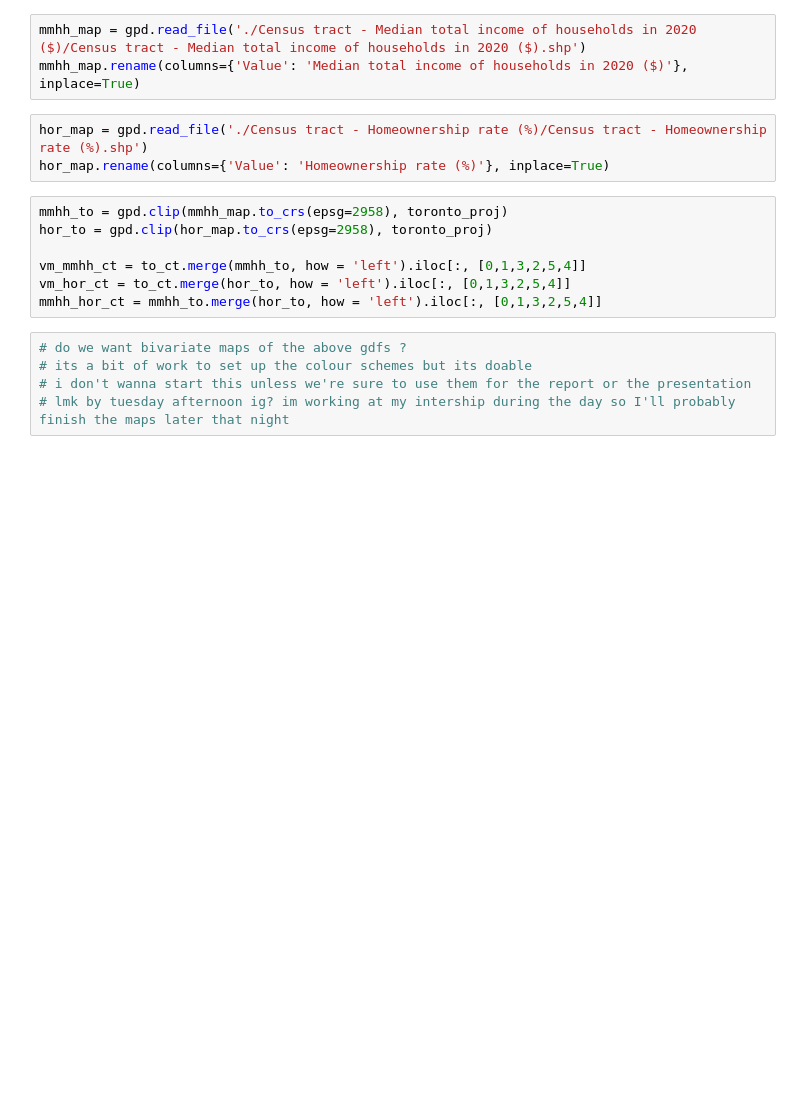
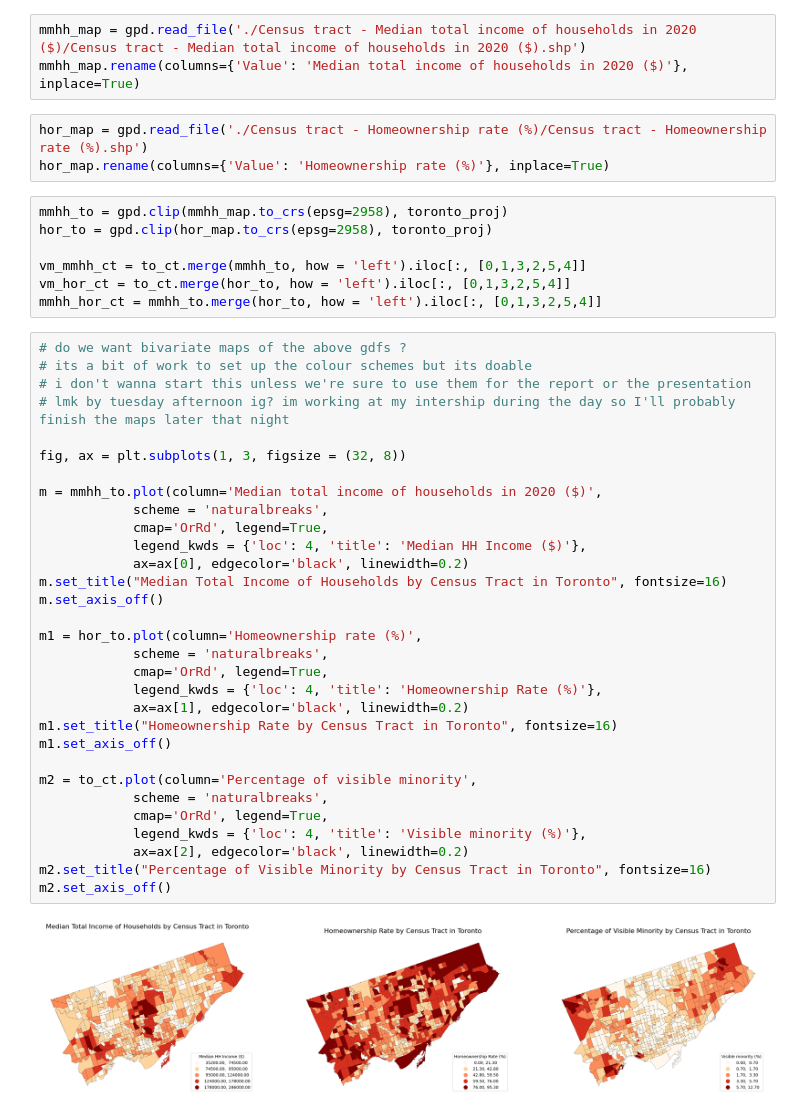
Before and after one commit to polina-gorn/GGR375-Group-Project, a Jupyter notebook: CT_data_map.ipynb, the cells around one changed output. Saved outputs shown, nothing was run; the diff lists cells and outputs as text; blank space fills up the shorter version.

```diff
--- a/CT_data_map.ipynb
+++ b/CT_data_map.ipynb
@@ -44,5 +44,33 @@ mmhh_hor_ct = mmhh_to.merge(hor_to, how = 'left').iloc[:, [0,1,3,2,5,4]]
 # %%
 # do we want bivariate maps of the above gdfs ?
 # its a bit of work to set up the colour schemes but its doable
 # i don't wanna start this unless we're sure to use them for the report or the presentation
 # lmk by tuesday afternoon ig? im working at my intership during the day so I'll probably finish the maps later that night
+
+fig, ax = plt.subplots(1, 3, figsize = (32, 8))
+
+m = mmhh_to.plot(column='Median total income of households in 2020 ($)',
+            scheme = 'naturalbreaks',
+            cmap='OrRd', legend=True,
+            legend_kwds = {'loc': 4, 'title': 'Median HH Income ($)'},
+            ax=ax[0], edgecolor='black', linewidth=0.2)
+m.set_title("Median Total Income of Households by Census Tract in Toronto", fontsize=16)
+m.set_axis_off()
+
+m1 = hor_to.plot(column='Homeownership rate (%)',
+            scheme = 'naturalbreaks',
+            cmap='OrRd', legend=True,
+            legend_kwds = {'loc': 4, 'title': 'Homeownership Rate (%)'},
+            ax=ax[1], edgecolor='black', linewidth=0.2)
+m1.set_title("Homeownership Rate by Census Tract in Toronto", fontsize=16)
+m1.set_axis_off()
+
+m2 = to_ct.plot(column='Percentage of visible minority',
+            scheme = 'naturalbreaks',
+            cmap='OrRd', legend=True,
+            legend_kwds = {'loc': 4, 'title': 'Visible minority (%)'},
+            ax=ax[2], edgecolor='black', linewidth=0.2)
+m2.set_title("Percentage of Visible Minority by Census Tract in Toronto", fontsize=16)
+m2.set_axis_off()
+# %% [output]
+[figure, added]
```
